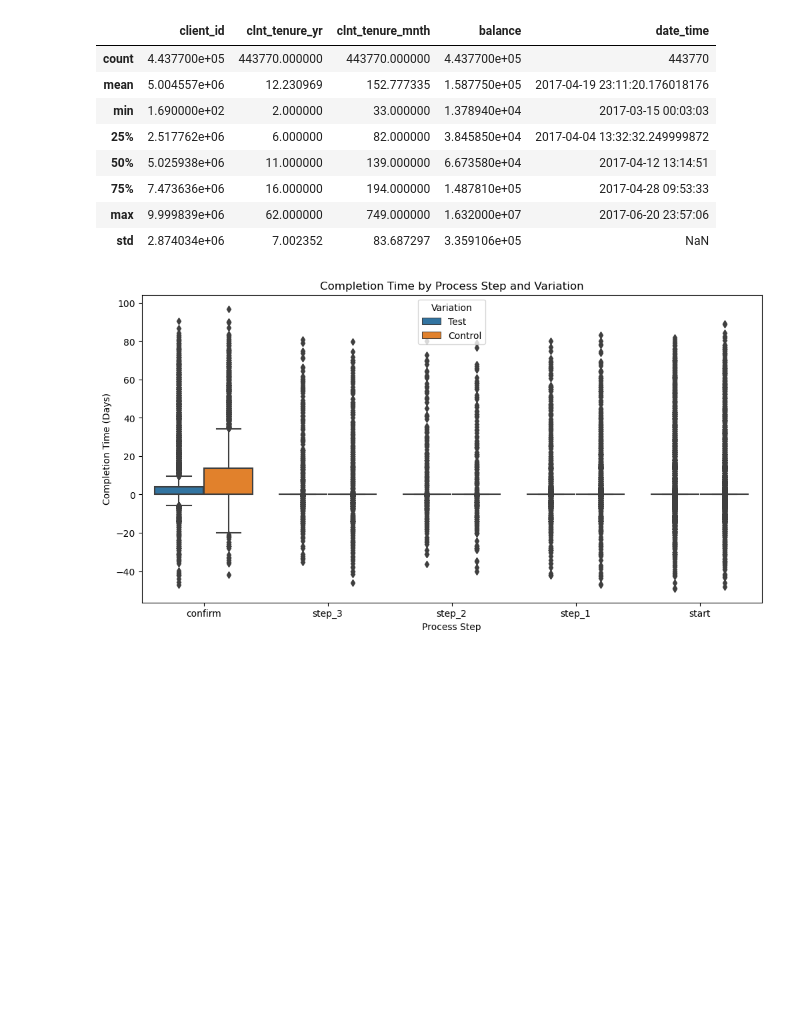
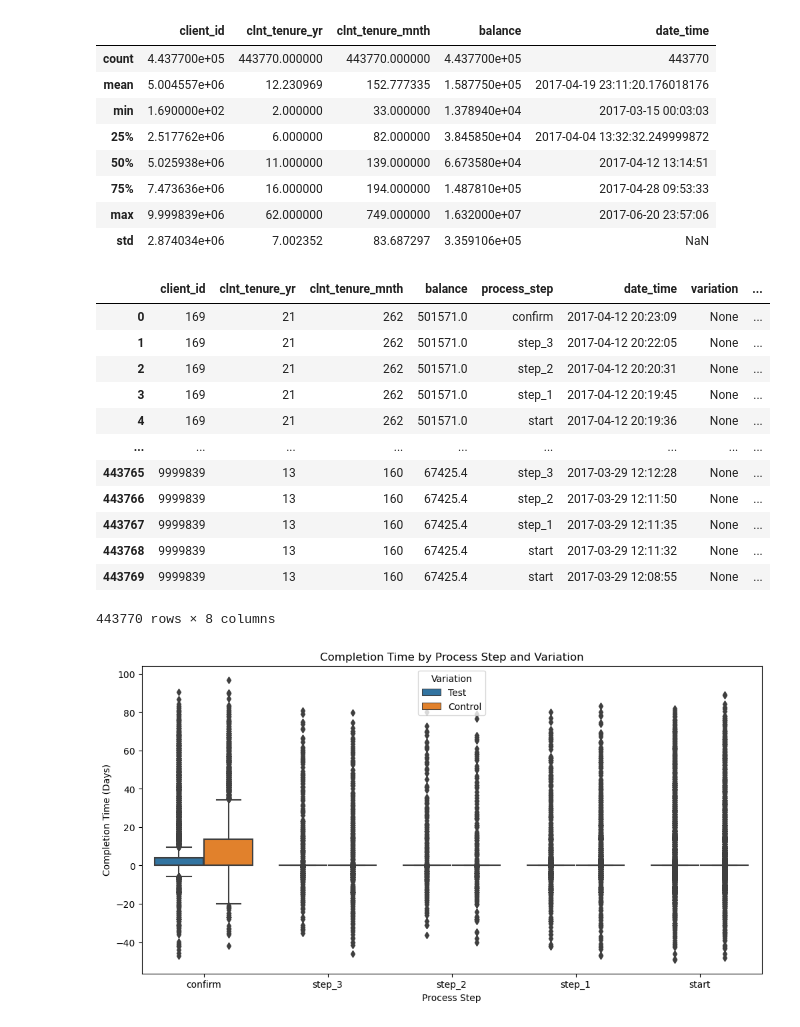
Before and after one commit to allera484/vanguard-ab-test, a Jupyter notebook: notebook/client_tenure_hypothesis.ipynb, the cells around one changed output. Drawn from its saved outputs; the diff is of its cells as text; code cells hidden in the pictures; blank space fills up the shorter version.

```diff
--- a/notebook/client_tenure_hypothesis.ipynb
+++ b/notebook/client_tenure_hypothesis.ipynb
@@ -352,4 +355,22 @@ completed_data.describe()
 | 75% | 7.473636e+06 | 16.000000 | 194.000000 | 1.487810e+05 | 2017-04-28 09:53:33 |
 | max | 9.999839e+06 | 62.000000 | 749.000000 | 1.632000e+07 | 2017-06-20 23:57:06 |
 | std | 2.874034e+06 | 7.002352 | 83.687297 | 3.359106e+05 | NaN |
+# %%
+# Calculate the completion time for each client
+completed_data['completion_time'] = completed_data.groupby('client_id')['date_time'].diff().dt.total_seconds() / (60 * 60 * 24)  # Convert seconds to days
+completed_data
+# %% [output]
+|  | client_id | clnt_tenure_yr | clnt_tenure_mnth | balance | process_step | date_time | variation | ... |
+| 0 | 169 | 21 | 262 | 501571.0 | confirm | 2017-04-12 20:23:09 | None | ... |
+| 1 | 169 | 21 | 262 | 501571.0 | step_3 | 2017-04-12 20:22:05 | None | ... |
+| 2 | 169 | 21 | 262 | 501571.0 | step_2 | 2017-04-12 20:20:31 | None | ... |
+| 3 | 169 | 21 | 262 | 501571.0 | step_1 | 2017-04-12 20:19:45 | None | ... |
+| 4 | 169 | 21 | 262 | 501571.0 | start | 2017-04-12 20:19:36 | None | ... |
+| ... | ... | ... | ... | ... | ... | ... | ... | ... |
+| 443765 | 9999839 | 13 | 160 | 67425.4 | step_3 | 2017-03-29 12:12:28 | None | ... |
+| 443766 | 9999839 | 13 | 160 | 67425.4 | step_2 | 2017-03-29 12:11:50 | None | ... |
+| 443767 | 9999839 | 13 | 160 | 67425.4 | step_1 | 2017-03-29 12:11:35 | None | ... |
+| 443768 | 9999839 | 13 | 160 | 67425.4 | start | 2017-03-29 12:11:32 | None | ... |
+| 443769 | 9999839 | 13 | 160 | 67425.4 | start | 2017-03-29 12:08:55 | None | ... |
+443770 rows × 8 columns
 # %%
```
Also changed, not shown: parts of 2 cells of this notebook.
